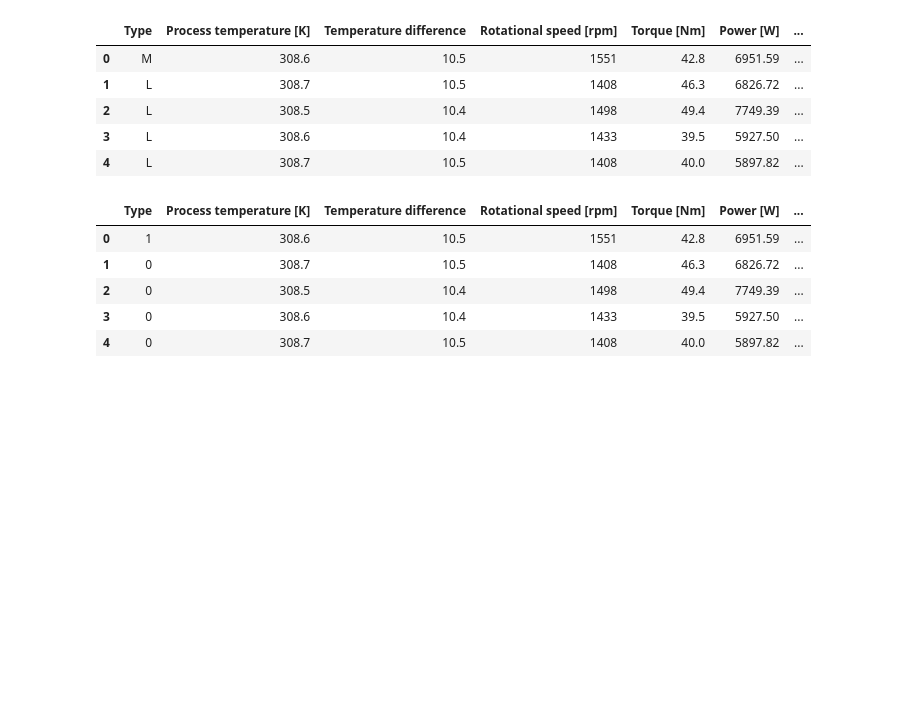
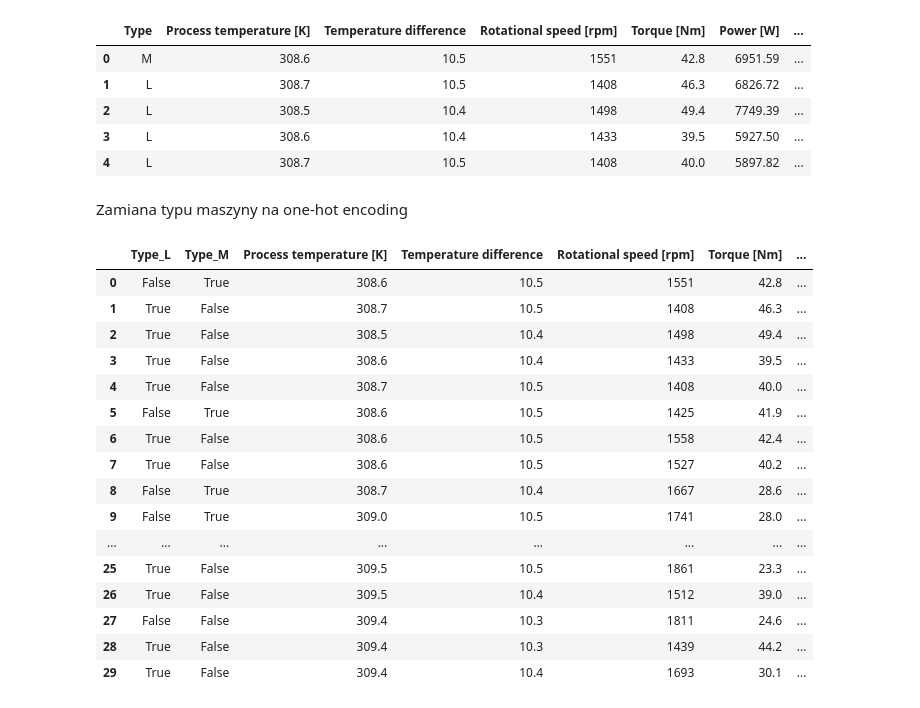
Before and after one commit to KacperKnapek/Machine-failure-prediction, a Jupyter notebook: notebooks/02_data_cleaning.ipynb, the cells around one changed output. Saved outputs shown, nothing was run; the diff lists cells and outputs as text; code cells hidden in the pictures; blank space fills up the shorter version.

Commit message:
FEAT: Stworzenie one-hot encoding oraz opis komórek

```diff
--- a/notebooks/02_data_cleaning.ipynb
+++ b/notebooks/02_data_cleaning.ipynb
@@ -4,7 +8,7 @@ import matplotlib.pyplot as plt
 import seaborn as sns
 import numpy as np
 
-df = pd.read_csv("../data/processed/produkcja_clean.csv")
+df = pd.read_csv("../data/raw/produkcja.csv")
 
 power = (df['Rotational speed [rpm]'] * df['Torque [Nm]'] * (2 * np.pi / 60)).round(2)
 df.head()
@@ -57,14 +78,31 @@ df.head()
 | 2 | L | 308.5 | 10.4 | 1498 | 49.4 | 7749.39 | ... |
 | 3 | L | 308.6 | 10.4 | 1433 | 39.5 | 5927.50 | ... |
 | 4 | L | 308.7 | 10.5 | 1408 | 40.0 | 5897.82 | ... |
+# %% [markdown]
+Zamiana typu maszyny na one-hot encoding
 # %%
-df['Type'] = df['Type'].map({'L': 0, 'M': 1, 'H': 2})
+dummies = pd.get_dummies(df, columns=['Type'], drop_first=True)
+
+df =df.drop(columns=['Type'])
+df.insert(loc=0, column='Type_L', value=dummies['Type_L'])
+df.insert(loc=1, column='Type_M', value=dummies['Type_M'])
 # %%
-df.head()
+df.head(30)
 # %% [output]
-|  | Type | Process temperature [K] | Temperature difference | Rotational speed [rpm] | Torque [Nm] | Power [W] | ... |
-| 0 | 1 | 308.6 | 10.5 | 1551 | 42.8 | 6951.59 | ... |
-| 1 | 0 | 308.7 | 10.5 | 1408 | 46.3 | 6826.72 | ... |
-| 2 | 0 | 308.5 | 10.4 | 1498 | 49.4 | 7749.39 | ... |
-| 3 | 0 | 308.6 | 10.4 | 1433 | 39.5 | 5927.50 | ... |
-| 4 | 0 | 308.7 | 10.5 | 1408 | 40.0 | 5897.82 | ... |
+|  | Type_L | Type_M | Process temperature [K] | Temperature difference | Rotational speed [rpm] | Torque [Nm] | ... |
+| 0 | False | True | 308.6 | 10.5 | 1551 | 42.8 | ... |
+| 1 | True | False | 308.7 | 10.5 | 1408 | 46.3 | ... |
+| 2 | True | False | 308.5 | 10.4 | 1498 | 49.4 | ... |
+| 3 | True | False | 308.6 | 10.4 | 1433 | 39.5 | ... |
+| 4 | True | False | 308.7 | 10.5 | 1408 | 40.0 | ... |
+| 5 | False | True | 308.6 | 10.5 | 1425 | 41.9 | ... |
+| 6 | True | False | 308.6 | 10.5 | 1558 | 42.4 | ... |
+| 7 | True | False | 308.6 | 10.5 | 1527 | 40.2 | ... |
+| 8 | False | True | 308.7 | 10.4 | 1667 | 28.6 | ... |
+| 9 | False | True | 309.0 | 10.5 | 1741 | 28.0 | ... |
+| ... | ... | ... | ... | ... | ... | ... | ... |
+| 25 | True | False | 309.5 | 10.5 | 1861 | 23.3 | ... |
+| 26 | True | False | 309.5 | 10.4 | 1512 | 39.0 | ... |
+| 27 | False | False | 309.4 | 10.3 | 1811 | 24.6 | ... |
+| 28 | True | False | 309.4 | 10.3 | 1439 | 44.2 | ... |
+| 29 | True | False | 309.4 | 10.4 | 1693 | 30.1 | ... |
```
Also changed, not shown: parts of 8 cells of this notebook.
